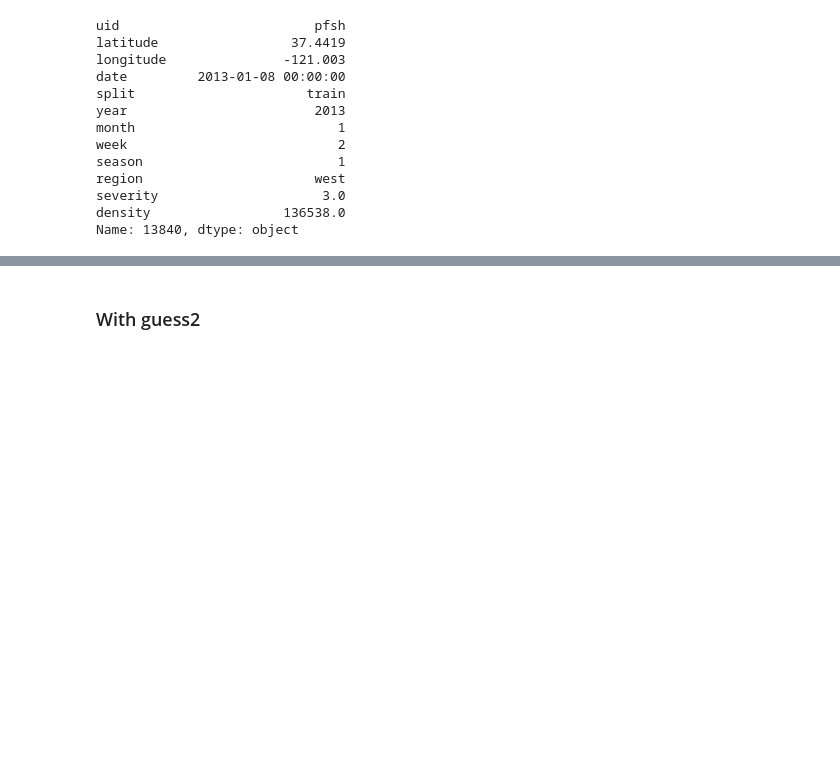
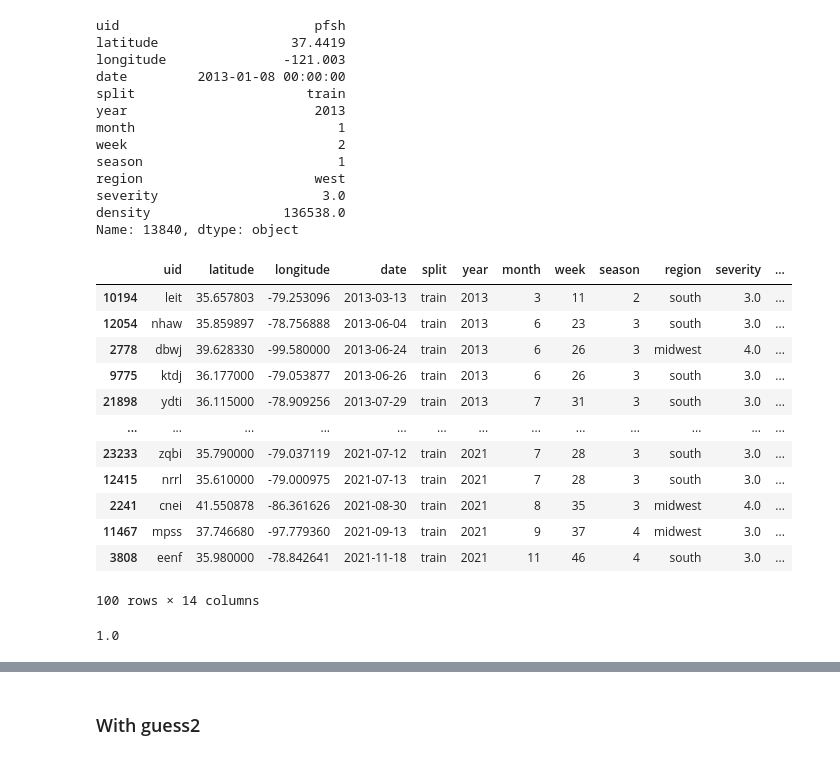
Before and after one commit to k-loki/Algal-bloom-Identification, a Jupyter notebook: notebooks/model_mtdata.ipynb, the cells around one changed output, grey strips where cells are left out. Saved outputs shown, nothing was run; the diff lists cells and outputs as text; code cells hidden in the pictures; blank space fills up the shorter version.

```diff
--- a/notebooks/model_mtdata.ipynb
+++ b/notebooks/model_mtdata.ipynb
@@ -364,3 +415,25 @@ Name: 13840, dtype: object
 
 #  In this case the closest one is 3, but the actual value is 4
 #  I guess it is far better if we search for the same location in the past or try mode of the region
+# %%
+# what are the samples missing by 2
+
+val_data[val_data.severity - val_data.guess == 2]
+# %% [output]
+|  | uid | latitude | longitude | date | split | year | month | week | season | region | severity | ... |
+| 10194 | leit | 35.657803 | -79.253096 | 2013-03-13 | train | 2013 | 3 | 11 | 2 | south | 3.0 | ... |
+| 12054 | nhaw | 35.859897 | -78.756888 | 2013-06-04 | train | 2013 | 6 | 23 | 3 | south | 3.0 | ... |
+| 2778 | dbwj | 39.628330 | -99.580000 | 2013-06-24 | train | 2013 | 6 | 26 | 3 | midwest | 4.0 | ... |
+| 9775 | ktdj | 36.177000 | -79.053877 | 2013-06-26 | train | 2013 | 6 | 26 | 3 | south | 3.0 | ... |
+| 21898 | ydti | 36.115000 | -78.909256 | 2013-07-29 | train | 2013 | 7 | 31 | 3 | south | 3.0 | ... |
+| ... | ... | ... | ... | ... | ... | ... | ... | ... | ... | ... | ... | ... |
+| 23233 | zqbi | 35.790000 | -79.037119 | 2021-07-12 | train | 2021 | 7 | 28 | 3 | south | 3.0 | ... |
+| 12415 | nrrl | 35.610000 | -79.000975 | 2021-07-13 | train | 2021 | 7 | 28 | 3 | south | 3.0 | ... |
+| 2241 | cnei | 41.550878 | -86.361626 | 2021-08-30 | train | 2021 | 8 | 35 | 3 | midwest | 4.0 | ... |
+| 11467 | mpss | 37.746680 | -97.779360 | 2021-09-13 | train | 2021 | 9 | 37 | 4 | midwest | 3.0 | ... |
+| 3808 | eenf | 35.980000 | -78.842641 | 2021-11-18 | train | 2021 | 11 | 46 | 4 | south | 3.0 | ... |
+100 rows × 14 columns
+# %%
+make_guess1(val_data[val_data.uid == 'leit'].iloc[0])
+# %% [output]
+1.0
```
Also changed, not shown: parts of 22 cells of this notebook.
